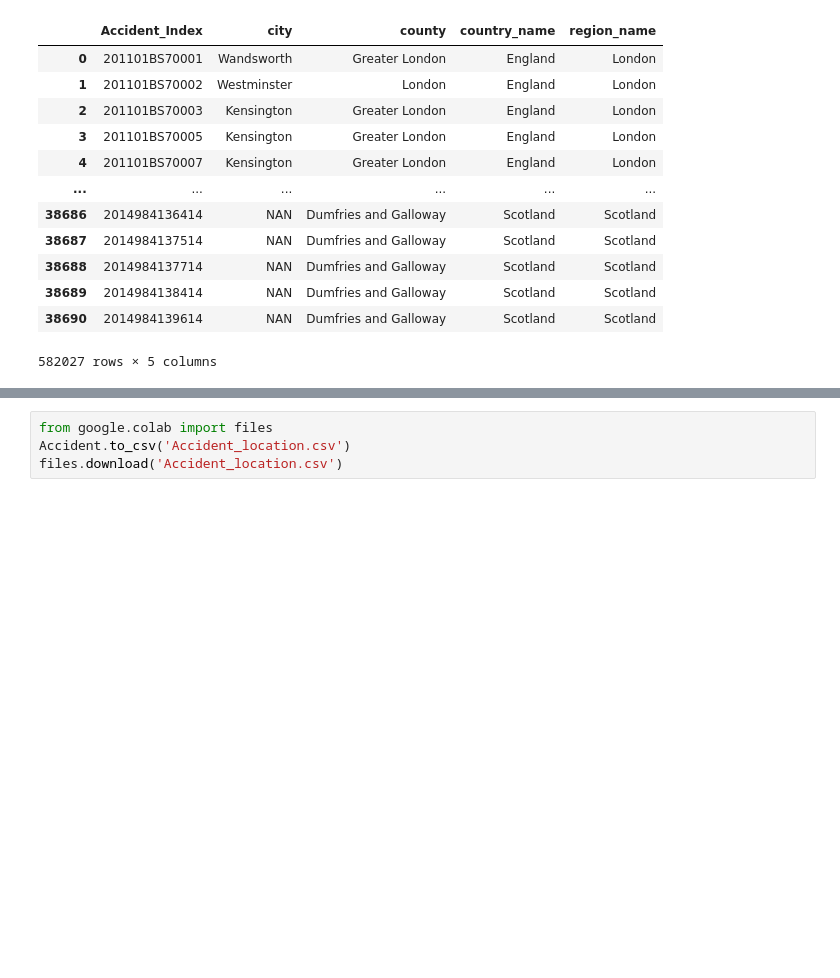
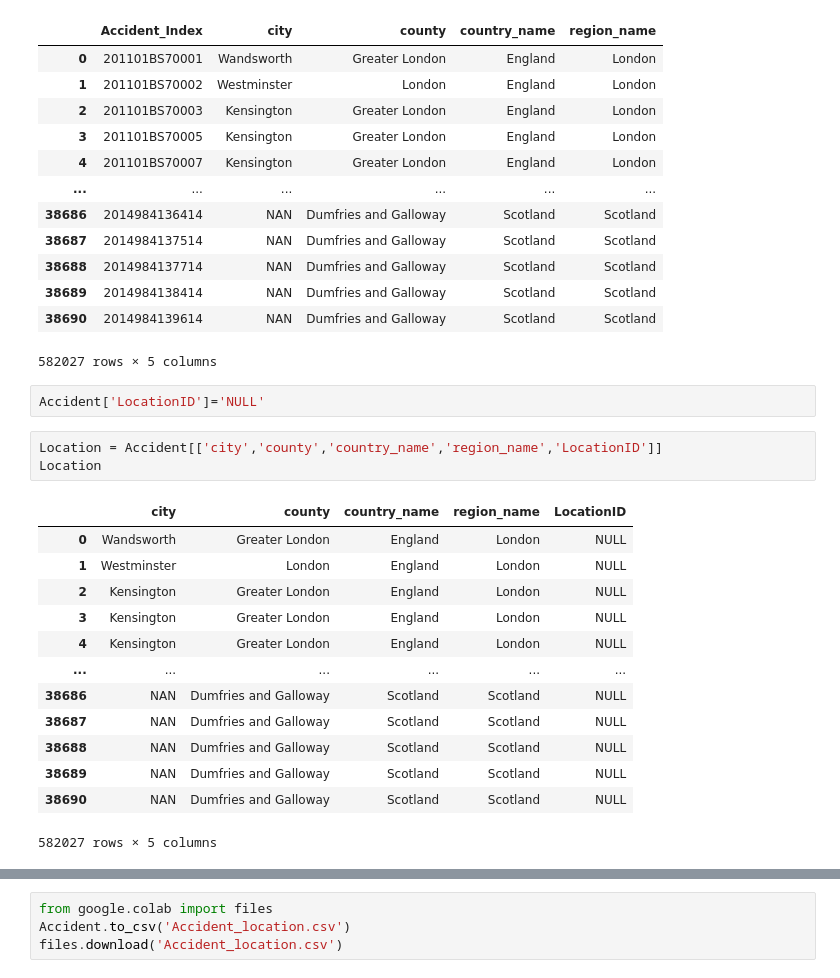
Before and after one commit to thetinhnguyen/TTKD-16-DATH, a Jupyter notebook: Data/Colab/Merge_file_and_download.ipynb, the cells around one changed output, grey strips where cells are left out. Drawn from its saved outputs; the diff is of its cells as text; blank space fills up the shorter version.

Commit message:
Update code, create new table for better design

```diff
--- a/Data/Colab/Merge_file_and_download.ipynb
+++ b/Data/Colab/Merge_file_and_download.ipynb
@@ -403,3 +404,22 @@ Accident
 | 38689 | 2014984138414 | NAN | Dumfries and Galloway | Scotland | Scotland |
 | 38690 | 2014984139614 | NAN | Dumfries and Galloway | Scotland | Scotland |
 582027 rows × 5 columns
+# %%
+Accident['LocationID']='NULL'
+# %%
+Location = Accident[['city','county','country_name','region_name','LocationID']]
+Location
+# %% [output]
+|  | city | county | country_name | region_name | LocationID |
+| 0 | Wandsworth | Greater London | England | London | NULL |
+| 1 | Westminster | London | England | London | NULL |
+| 2 | Kensington | Greater London | England | London | NULL |
+| 3 | Kensington | Greater London | England | London | NULL |
+| 4 | Kensington | Greater London | England | London | NULL |
+| ... | ... | ... | ... | ... | ... |
+| 38686 | NAN | Dumfries and Galloway | Scotland | Scotland | NULL |
+| 38687 | NAN | Dumfries and Galloway | Scotland | Scotland | NULL |
+| 38688 | NAN | Dumfries and Galloway | Scotland | Scotland | NULL |
+| 38689 | NAN | Dumfries and Galloway | Scotland | Scotland | NULL |
+| 38690 | NAN | Dumfries and Galloway | Scotland | Scotland | NULL |
+582027 rows × 5 columns
```
Also changed, not shown: parts of 11 cells of this notebook.
